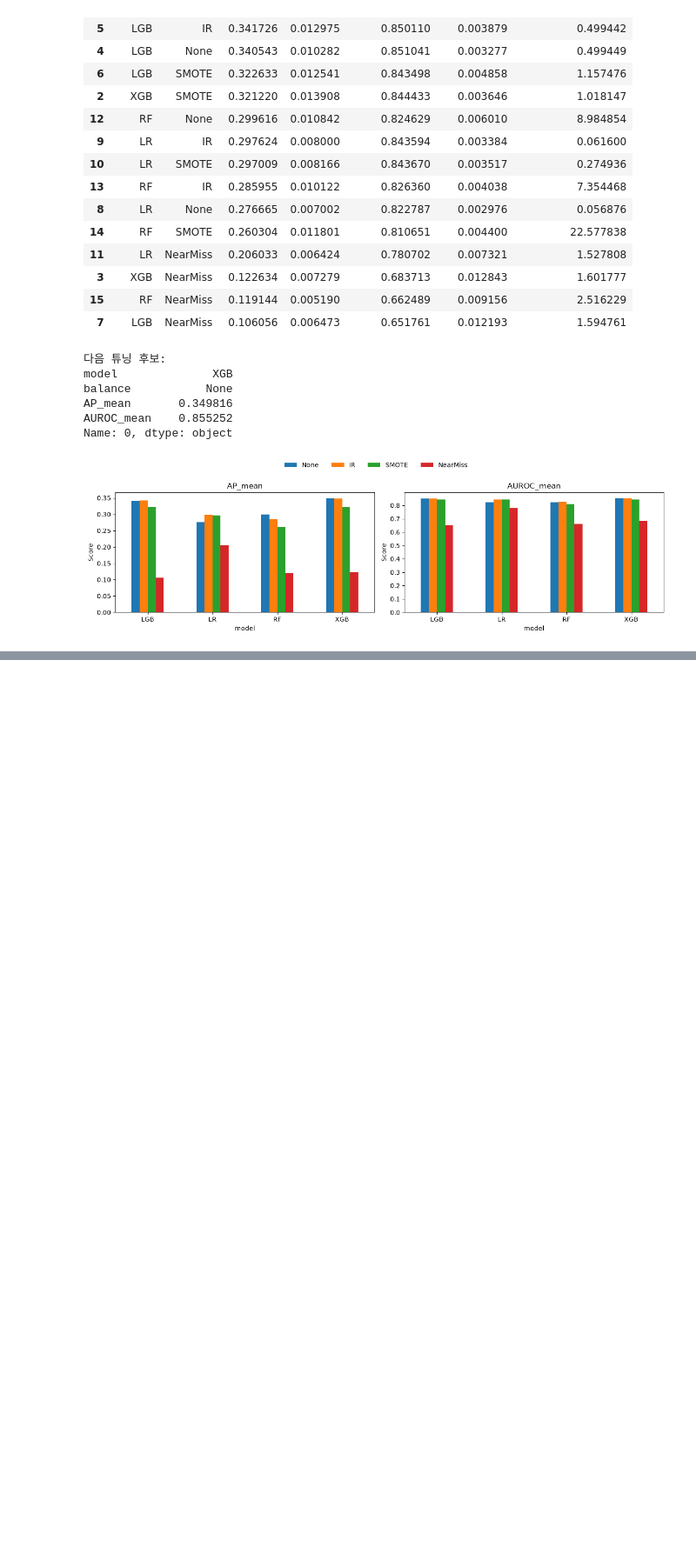
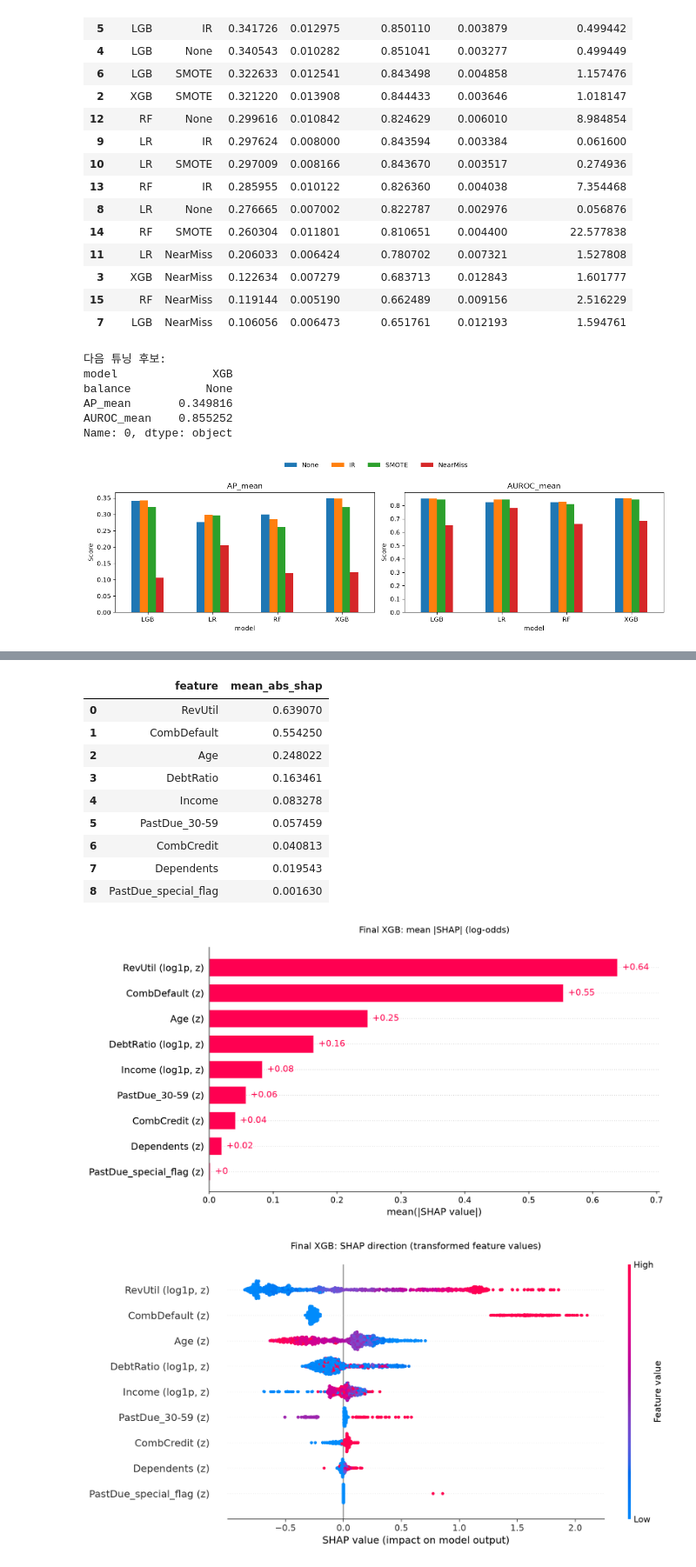
Before and after one commit to Enqlenqkq/GMSC_, a Jupyter notebook: ass.ipynb, the cells around one changed output, grey strips where cells are left out. Shown at 87% size. Drawn from its saved outputs; the diff is of its cells as text; code cells hidden in the pictures; blank space fills up the shorter version.

```diff
--- a/ass.ipynb
+++ b/ass.ipynb
@@ -1147,0 +1183,25 @@ plt.show()
+# %%
+from export_final_model import export_final_model
+import joblib
+
+# tuned_pipe는 GridSearchCV(refit="AP")가 전체 Train으로 학습한 모델이다.
+with open("final_config.json", encoding="utf-8") as f:
+    export_config = json.load(f)
+
+model_artifact = export_final_model(
+    tuned_pipe, export_config, X_train.iloc[:32],
+    output="submission/final_model.joblib",
+)
+
+# 새 세션에서도 gmsc_preprocessing.py를 import할 수 있는 환경에서 로드한다.
+loaded_artifact = joblib.load("submission/final_model.joblib")
+loaded_pipeline = loaded_artifact["pipeline"]
+loaded_threshold = loaded_artifact["threshold"]
+
+# 예측 시 기본 predict() 대신 저장한 threshold를 적용한다.
+sample = X_train.iloc[:5][loaded_artifact["input_columns"]]
+positive_col = list(loaded_pipeline.classes_).index(loaded_artifact["positive_label"])
+sample_prob = loaded_pipeline.predict_proba(sample)[:, positive_col]
+sample_pred = (sample_prob >= loaded_threshold).astype(int)
+print("저장된 threshold:", loaded_threshold)
+print("예측 예시:", sample_pred)
@@ -1147,0 +1274,25 @@ plt.show()
+# %%
+from IPython.display import Image, display
+
+display(pd.read_csv("submission/xai/global_importance.csv"))
+display(Image(filename="submission/xai/global_importance.png"))
+display(Image(filename="submission/xai/beeswarm.png"))
+display(Image(filename="submission/xai/top_feature_dependence.png"))
+
+# 실제 라벨·확률·고정 임계값·원 단위 입력을 함께 보고 모델 오류도 확인한다.
+display(pd.read_csv("submission/xai/local_cases.csv"))
+for case in ["high_risk", "low_risk", "false_positive", "false_negative"]:
+    display(Image(filename=f"submission/xai/waterfall_{case}.png"))
+# %% [output]
+|  | feature | mean_abs_shap |
+| 0 | RevUtil | 0.639070 |
+| 1 | CombDefault | 0.554250 |
+| 2 | Age | 0.248022 |
+| 3 | DebtRatio | 0.163461 |
+| 4 | Income | 0.083278 |
+| 5 | PastDue_30-59 | 0.057459 |
+| 6 | CombCredit | 0.040813 |
+| 7 | Dependents | 0.019543 |
+| 8 | PastDue_special_flag | 0.001630 |
+[figure, added]
+[figure, added]
```
Also changed, not shown: parts of 32 cells of this notebook, 57 other files.
